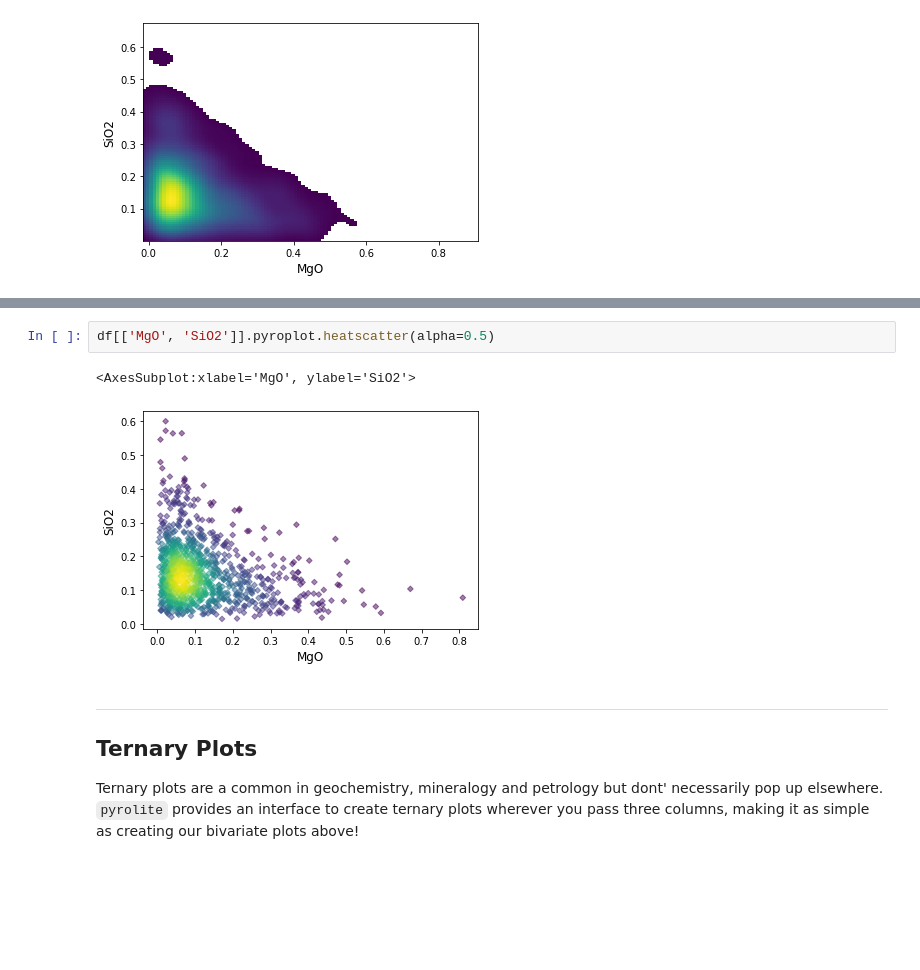
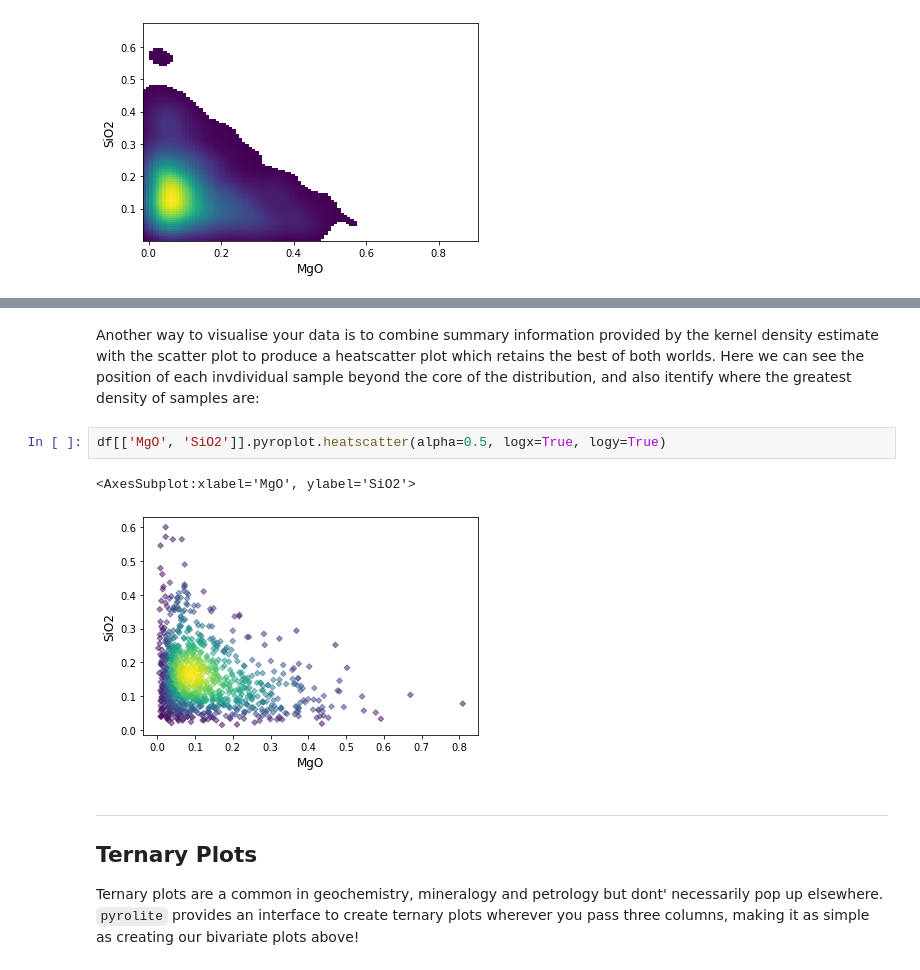
Before and after one commit to morganjwilliams/202103-MQ-pyrolite-workshop, a Jupyter notebook: notebooks/04_simple_vis.ipynb, the cells around one changed output, grey strips where cells are left out. Saved outputs shown, nothing was run; the diff lists cells and outputs as text; blank space fills up the shorter version.

```diff
--- a/notebooks/04_simple_vis.ipynb
+++ b/notebooks/04_simple_vis.ipynb
@@ -33,8 +49,10 @@ df[['MgO', 'SiO2']].pyroplot.density(bins=100)
+# %% [markdown]
+Another way to visualise your data is to combine summary information provided by the kernel density estimate with the scatter plot to produce a heatscatter plot which retains the best of both worlds. Here we can see the position of each invdividual sample beyond the core of the distribution, and also itentify where the greatest density of samples are:
 # %%
-df[['MgO', 'SiO2']].pyroplot.heatscatter(alpha=0.5)
+df[['MgO', 'SiO2']].pyroplot.heatscatter(alpha=0.5, logx=True, logy=True)
 # %% [output]
 <AxesSubplot:xlabel='MgO', ylabel='SiO2'>
-[figure, old version]
+[figure, new version]
 # %% [markdown]
 ---
 ## Ternary Plots
```
Also changed, not shown: parts of 6 cells of this notebook.
